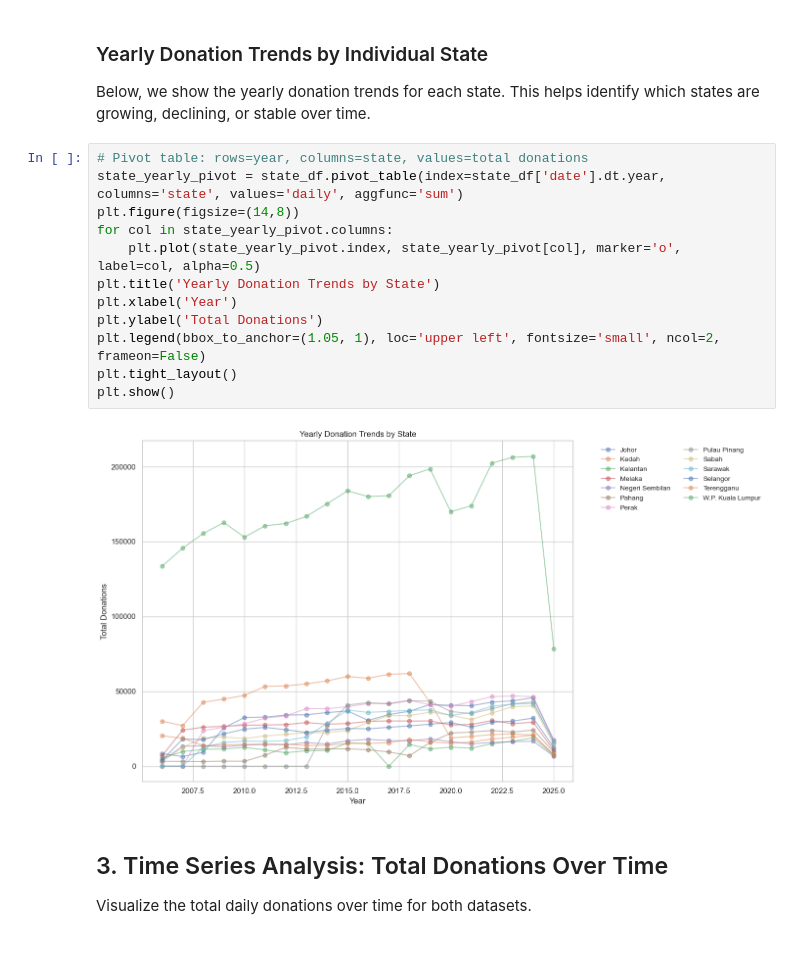
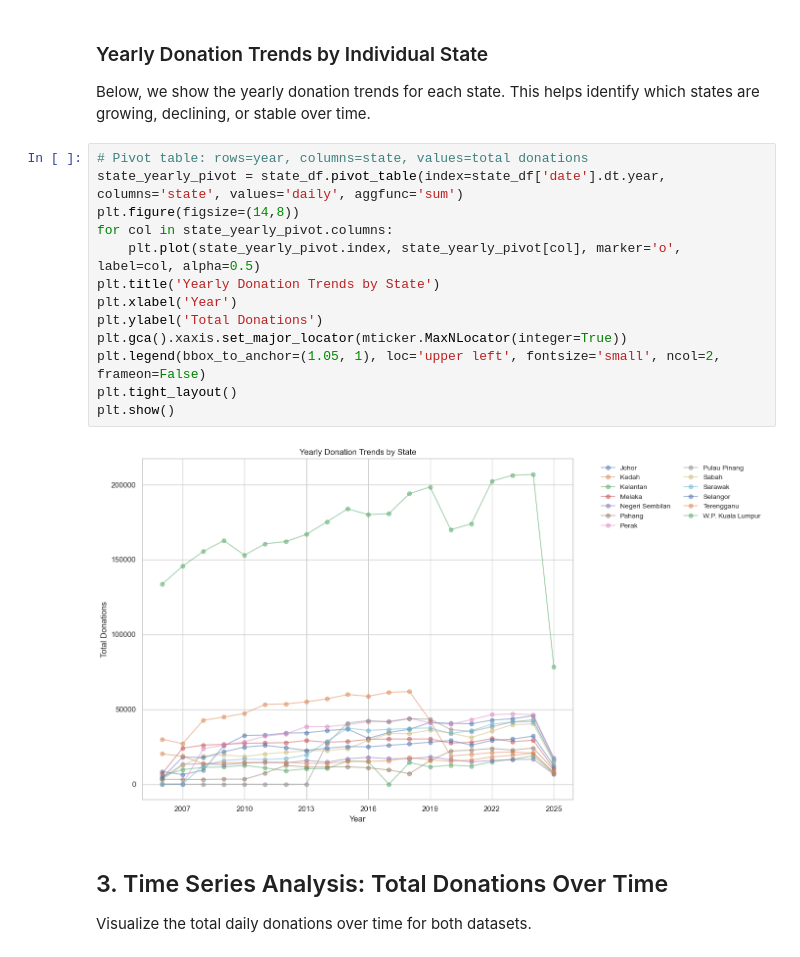
Before and after one commit to 17127309/data-darah-public, a Jupyter notebook: main_WQD7003.ipynb, the cells around one changed output. Drawn from its saved outputs; the diff is of its cells as text.

```diff
--- a/main_WQD7003.ipynb
+++ b/main_WQD7003.ipynb
@@ -920,17 +924,18 @@ Below, we show the yearly donation trends for each state. This helps identify wh
 # %%
 # Pivot table: rows=year, columns=state, values=total donations
 state_yearly_pivot = state_df.pivot_table(index=state_df['date'].dt.year, columns='state', values='daily', aggfunc='sum')
 plt.figure(figsize=(14,8))
 for col in state_yearly_pivot.columns:
     plt.plot(state_yearly_pivot.index, state_yearly_pivot[col], marker='o', label=col, alpha=0.5)
 plt.title('Yearly Donation Trends by State')
 plt.xlabel('Year')
 plt.ylabel('Total Donations')
+plt.gca().xaxis.set_major_locator(mticker.MaxNLocator(integer=True))
 plt.legend(bbox_to_anchor=(1.05, 1), loc='upper left', fontsize='small', ncol=2, frameon=False)
 plt.tight_layout()
 plt.show()
 # %% [output]
-[figure, old version]
+[figure, new version]
 # %% [markdown]
 ## 3. Time Series Analysis: Total Donations Over Time
 Visualize the total daily donations over time for both datasets.
```
Also changed, not shown: parts of 2 cells of this notebook.
